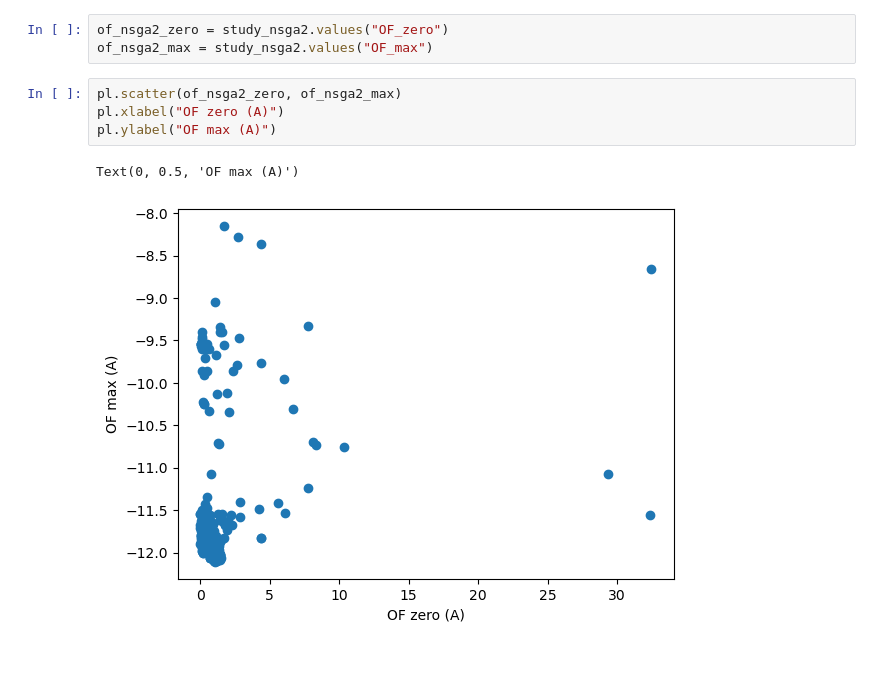
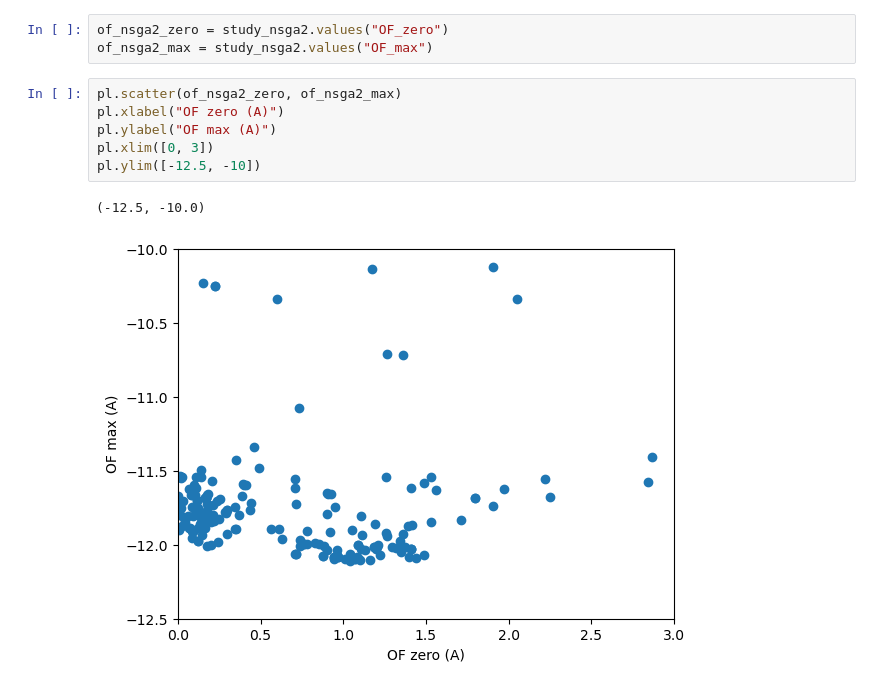
Before and after one commit to artap-framework/jupyter-notebooks, a Jupyter notebook: Agros Suite/Optimization of Busbar.ipynb, the cells around one changed output. Drawn from its saved outputs; the diff is of its cells as text; blank space fills up the shorter version.

```diff
--- a/Agros Suite/Optimization of Busbar.ipynb
+++ b/Agros Suite/Optimization of Busbar.ipynb
@@ -218,7 +218,9 @@ of_nsga2_max = study_nsga2.values("OF_max")
 # %%
 pl.scatter(of_nsga2_zero, of_nsga2_max)
 pl.xlabel("OF zero (A)")
 pl.ylabel("OF max (A)")
+pl.xlim([0, 3])
+pl.ylim([-12.5, -10])
 # %% [output]
-Text(0, 0.5, 'OF max (A)')
+(-12.5, -10.0)
-[figure, old version]
+[figure, new version]
```
Also changed, not shown: 1 other file.
